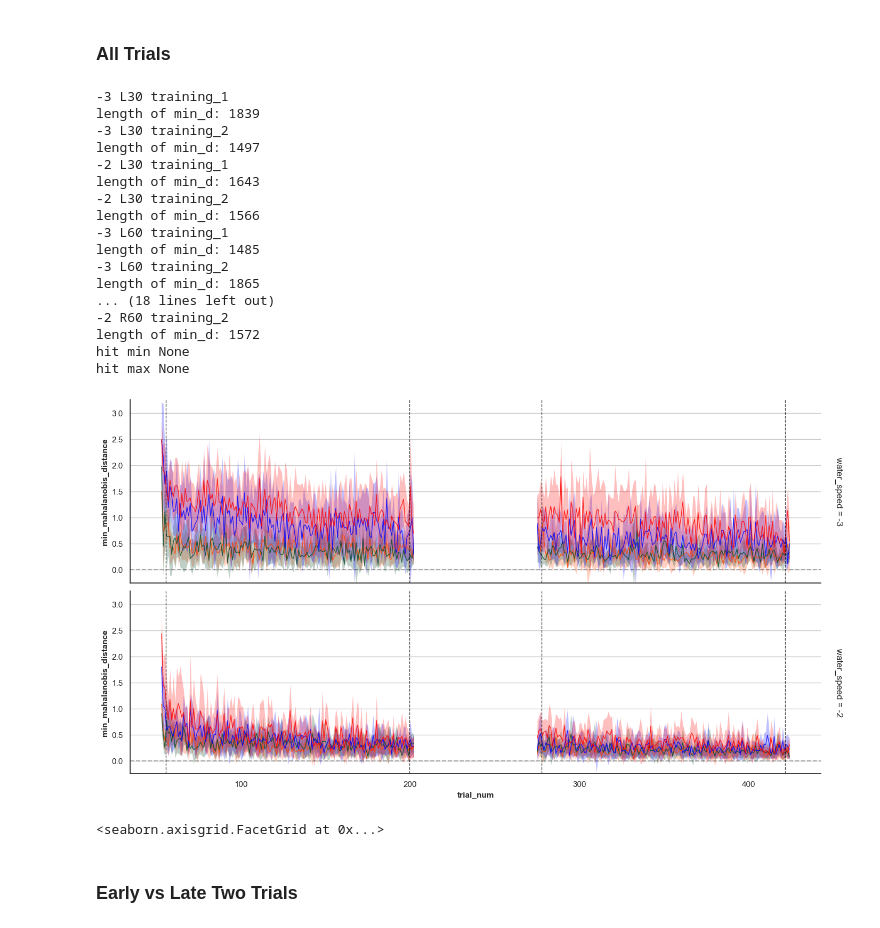
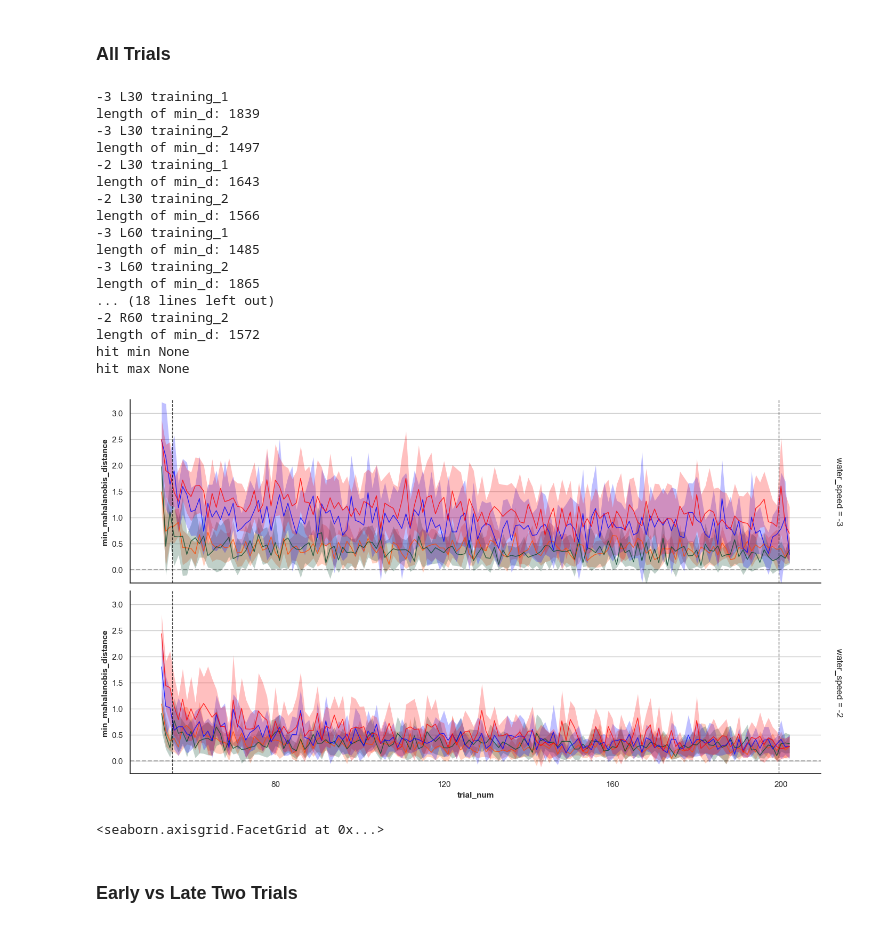
Before and after one commit to jacobjb02/vr-motor-adaptation-notebooks, a Jupyter notebook: Notebook/mahalanobis.ipynb, the cells around one changed output. Saved outputs shown, nothing was run; the diff lists cells and outputs as text; code cells hidden in the pictures.

```diff
--- a/Notebook/mahalanobis.ipynb
+++ b/Notebook/mahalanobis.ipynb
@@ -227,7 +211,10 @@ df_dual_mahalanobis = run_mahalanobis_like(df_dual, solutions_df)
 
 from src.plotting import plot_all_trials
 
-plot_all_trials(df_dual_mahalanobis,
+# filter for training phase 1
+df_t1 = df_dual_mahalanobis[df_dual_mahalanobis['phase'] == 'training_1']
+
+plot_all_trials(df_t1,
                      col_col =None,
                      row_col='water_speed',
                      cond_col=None,
@@ -235,36 +222,36 @@ plot_all_trials(df_dual_mahalanobis,
                      target_col='target_id',
                      y_col = 'min_mahalanobis_distance', #
                      x_col='trial_num',
-                     vertical_list=[55.5,199.5, 277.5,421.5],
+                     vertical_list=[55.5,199.5],
                      hit_col='target_hit',
                      ref_range_col=None,
                      no_connect_col='phase',
                      context='notebook',
                      transition_col=None,
                      marker_size=0,
                      estimator='mean',
                      y_lim=(-0.25,3.25),
                      show_zero_line=True
                     )
 # %% [output]
 -3 L30 training_1
 length of min_d: 1839
 -3 L30 training_2
 length of min_d: 1497
 -2 L30 training_1
 length of min_d: 1643
 -2 L30 training_2
 length of min_d: 1566
 -3 L60 training_1
 length of min_d: 1485
 -3 L60 training_2
 length of min_d: 1865
 ... (18 lines left out)
 -2 R60 training_2
 length of min_d: 1572
 hit min None
 hit max None
-[figure, old version]
+[figure, new version]
 <seaborn.axisgrid.FacetGrid at 0x...>
 # %% [markdown]
 ### Early vs Late Two Trials
```
Also changed, not shown: parts of 3 cells of this notebook, 2 other files.
